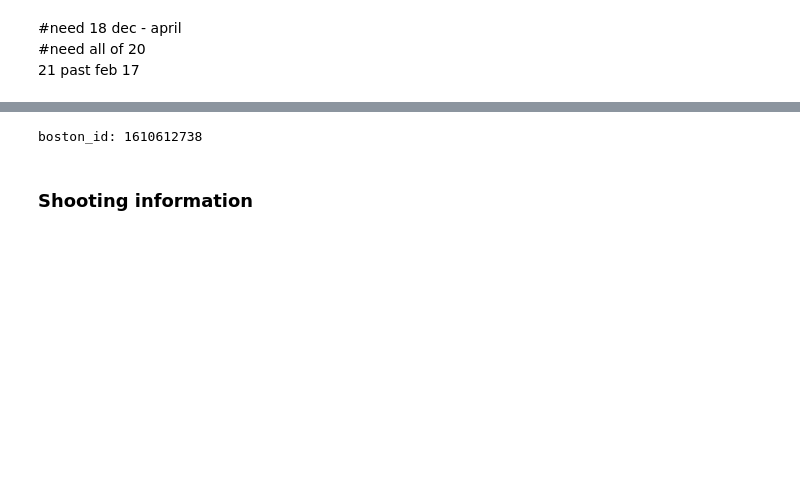
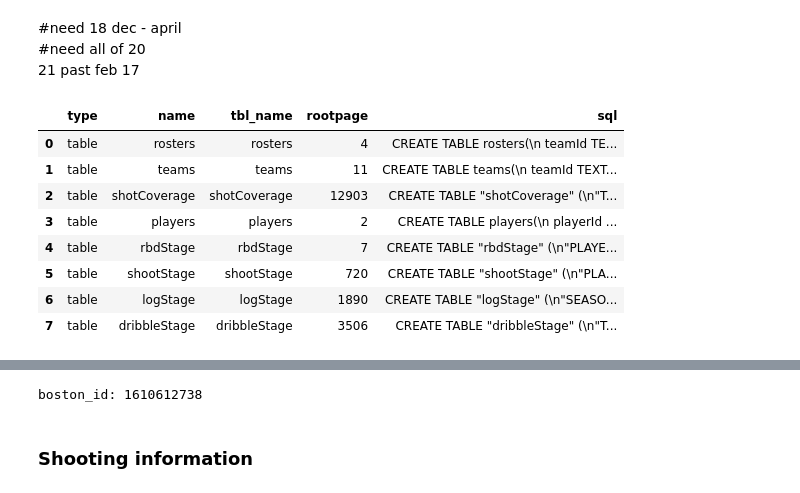
Before and after one commit to eac521/bets, a Jupyter notebook: NBAscrape.ipynb, the cells around one changed output, grey strips where cells are left out. Cells and saved outputs as stored; diff of their text form; code cells hidden in the pictures; blank space fills up the shorter version.

```diff
--- a/NBAscrape.ipynb
+++ b/NBAscrape.ipynb
@@ -22,0 +25,12 @@ from nba.nba import data
+# %%
+nba.showTables
+# %% [output]
+|  | type | name | tbl_name | rootpage | sql |
+| 0 | table | rosters | rosters | 4 | CREATE TABLE rosters(\n teamId TE... |
+| 1 | table | teams | teams | 11 | CREATE TABLE teams(\n teamId TEXT... |
+| 2 | table | shotCoverage | shotCoverage | 12903 | CREATE TABLE "shotCoverage" (\n"T... |
+| 3 | table | players | players | 2 | CREATE TABLE players(\n playerId ... |
+| 4 | table | rbdStage | rbdStage | 7 | CREATE TABLE "rbdStage" (\n"PLAYE... |
+| 5 | table | shootStage | shootStage | 720 | CREATE TABLE "shootStage" (\n"PLA... |
+| 6 | table | logStage | logStage | 1890 | CREATE TABLE "logStage" (\n"SEASO... |
+| 7 | table | dribbleStage | dribbleStage | 3506 | CREATE TABLE "dribbleStage" (\n"T... |
```
Also changed, not shown: parts of 84 cells of this notebook, 12 other files.
